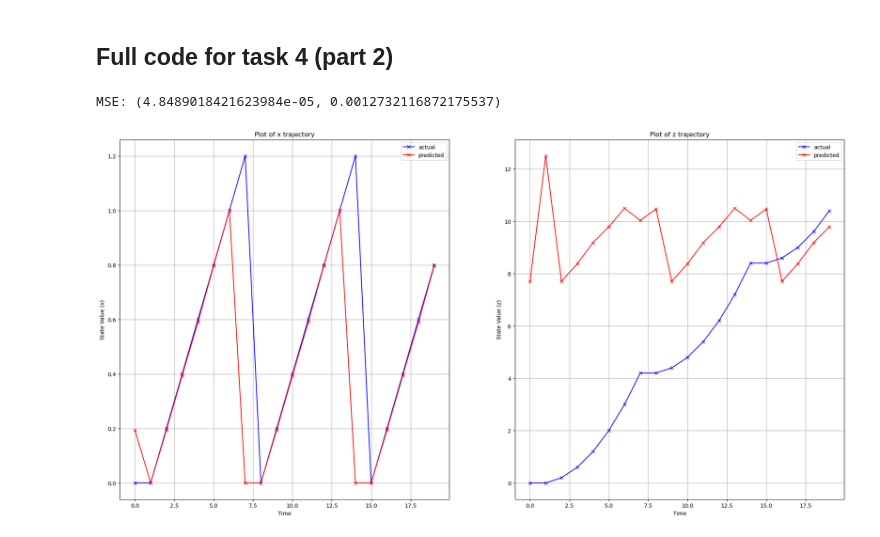
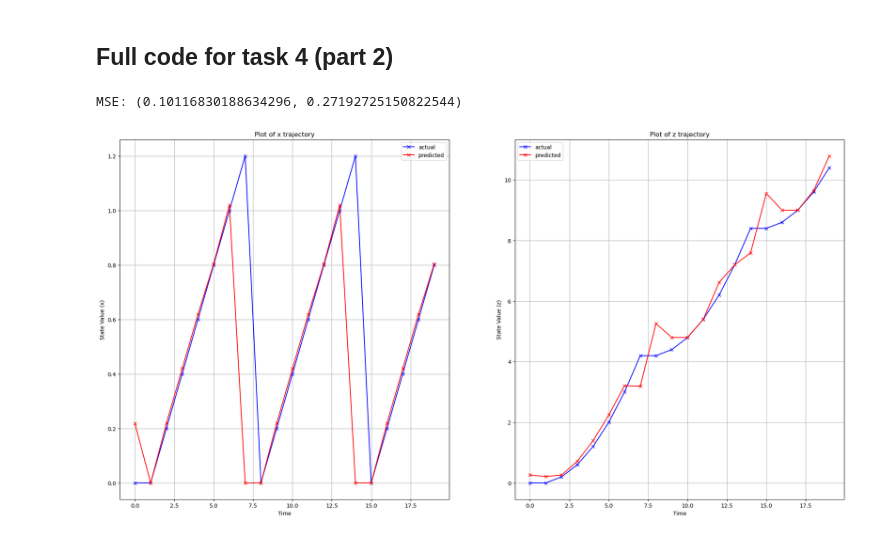
Before and after one commit to XavierVI/Intro_to_machine_learning_assignments, a Jupyter notebook: midterm_project/task3_and_4.ipynb, the cells around one changed output. Drawn from its saved outputs; the diff is of its cells as text; code cells hidden in the pictures.

```diff
--- a/midterm_project/task3_and_4.ipynb
+++ b/midterm_project/task3_and_4.ipynb
@@ -358,43 +358,46 @@ def func(x):
     is defined as the value of its variables (x and z in this case),
     we can say that the next state of the program only depends on x.
     That is, both x_{k+1} and z_{k+1} depend on x_k.
+
+    This mostly serves as a reference.
     """
-    xs = np.array([x])
-    zs = np.array([0])
     z = 0
     for _ in range(20):
         if x > 1:
             x = 0
         else:
             x += 0.2
-        xs = np.append(x)
         z = z + x
-        zs = np.append(z)
 
-    return np.column_stack((xs, zs))
+    return (x, z)
 
 
 def create_dataset(num_of_samples):
-    X_x = np.random.default_rng(1).uniform(
-        low=-3, high=3,  size=(num_of_samples, 1))
-    X_z = np.random.default_rng(1).uniform(
-        low=0, high=15, size=(num_of_samples, 1))
-    X = np.column_stack((X_x, X_z))
-    y = np.zeros((num_of_samples, 2))
+    x_values = np.random.default_rng(1).uniform(
+        low=-3, high=3,  size=(num_of_samples,))
+    X = np.zeros((20*num_of_samples, 2))
+    y = np.zeros((20*num_of_samples, 2))
 
     # this for loop will compute
     # the next state based on x and z
-    for i, x in enumerate(X):
-        x_next = 0
-        z_next = 0
-        if x[0] > 1:
-            x_next = 0
-        else:
-            x_next = x[0] + 0.2
-        z_next = x[1] + x_next
+    for i, x in enumerate(x_values):
+        x_k = x
+        z_k = 0
+        for j in range(20):
+            # add the current state as an input
+            X[20*i+j, 0] = x_k
+            X[20*i+j, 1] = z_k
 
-        y[i, 0] = x_next
-        y[i, 1] = z_next
+            # compute the next state
+            if x_k > 1:
+                x_k = 0
+            else:
+                x_k += 0.2
+            z_k += x_k
+
+            # add the next state as a label
+            y[20*i+j, 0] = x_k
+            y[20*i+j, 1] = z_k
 
     return (X, y)
 
@@ -443,33 +446,33 @@ def trajectory_eval(model1, model2):
     axes[1].set_ylabel('State Value (z)')
     axes[1].set_title('Plot of z trajectory')
     axes[1].legend(['actual', 'predicted'])
     axes[1].grid(True)
     # plt.savefig(fname="task4b_trajectories", dpi=300)
     plt.show()
 
 
 # Generating training and testing data
-X, y = create_dataset(1000)
+X, y = create_dataset(100)
 # print(X)
 # print(y)
 
 X_train, X_test, y_train, y_test = train_test_split(
     X, y, test_size=0.2, random_state=1)
 
 # Training two models and evaluating their performance
 model1 = RegressionTree()
 model2 = RegressionTree()
 
 model1.fit(X_train, y_train[:, 0])
 model2.fit(X_train, y_train[:, 1])
 
 x_predictions, z_predictions = make_predictions(model1, model2, X_test)
 
 print(f'MSE: {compute_mse(y_test, x_predictions, z_predictions)}')
 
 
 # Plotting trajectories
 trajectory_eval(model1, model2)
 # %% [output]
-MSE: (4.8489018421623984e-05, 0.0012732116872175537)
+MSE: (0.10116830188634296, 0.27192725150822544)
-[figure, old version]
+[figure, new version]
```
Also changed, not shown: 1 other file.
